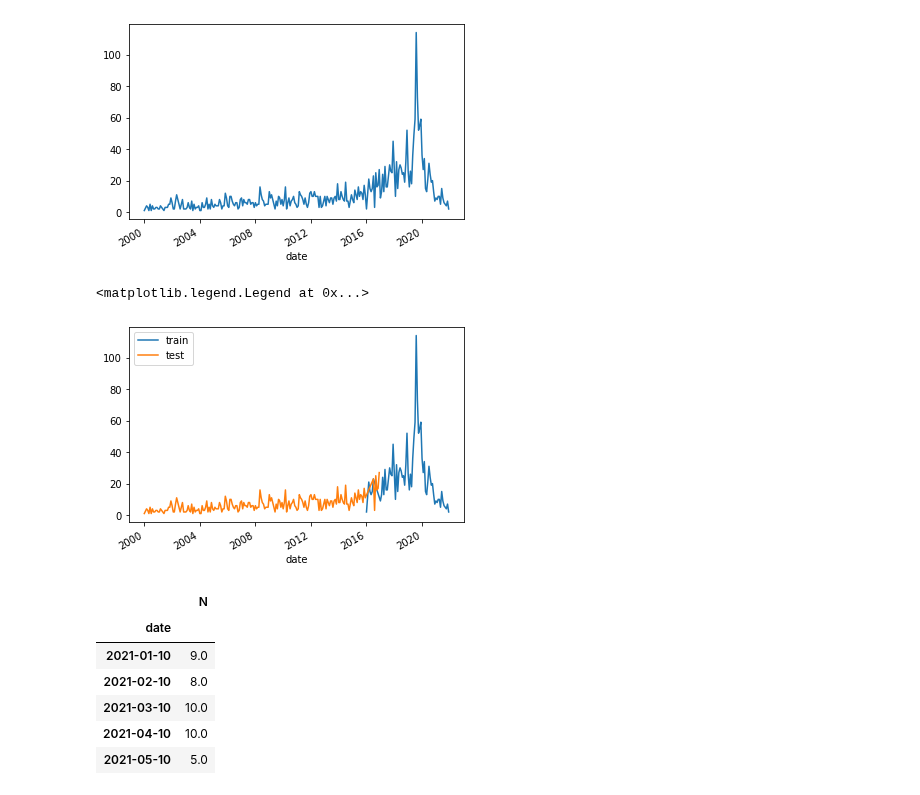
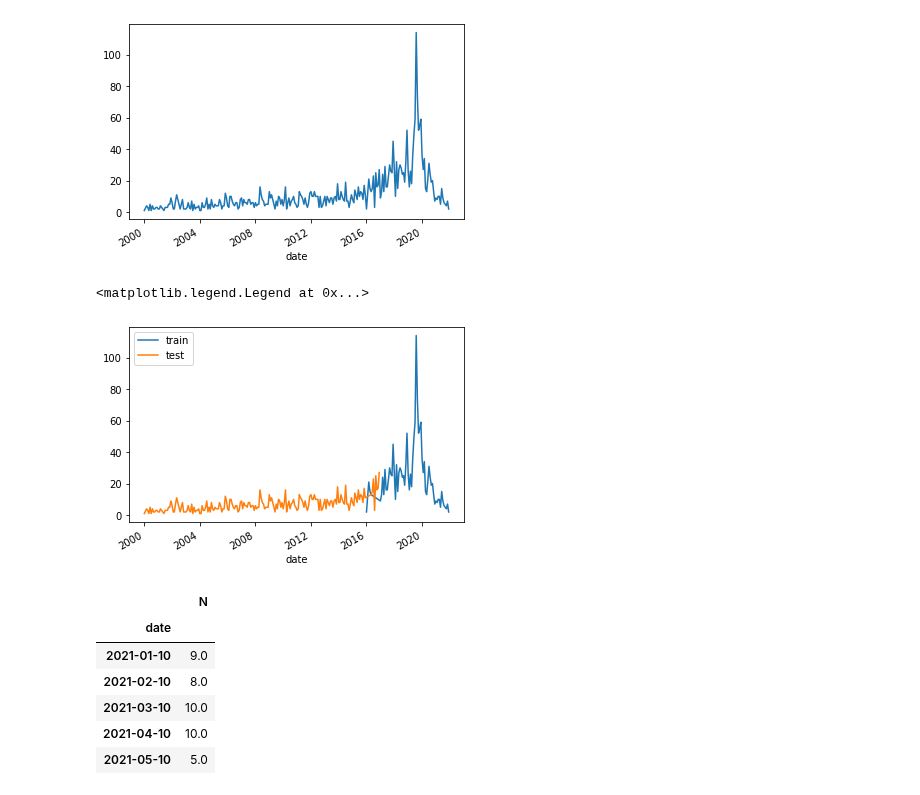
Before and after one commit to dongjun-kor/Python, a Jupyter notebook: LSTM_project.ipynb, the cells around one changed output. Cells and saved outputs as stored; diff of their text form; code cells hidden in the pictures.

```diff
--- a/LSTM_project.ipynb
+++ b/LSTM_project.ipynb
@@ -105,18 +106,18 @@ df['N'].plot()
 <matplotlib.axes._subplots.AxesSubplot at 0x...>
 [figure]
 # %%
-split_date = pd.Timestamp('2016-07-10')
+split_date = pd.Timestamp('2016-05-10')
 
 
 train = df.loc[:split_date, ['N']]
 test = df.loc[split_date:, ['N']]
 
 ax = train.plot()
 test.plot(ax=ax)
 plt.legend(['train', 'test'])
 # %% [output]
 <matplotlib.legend.Legend at 0x...>
-[figure, old version]
+[figure, new version]
 # %%
 from sklearn.preprocessing import MinMaxScaler
 
```
Also changed, not shown: parts of 17 cells of this notebook.
